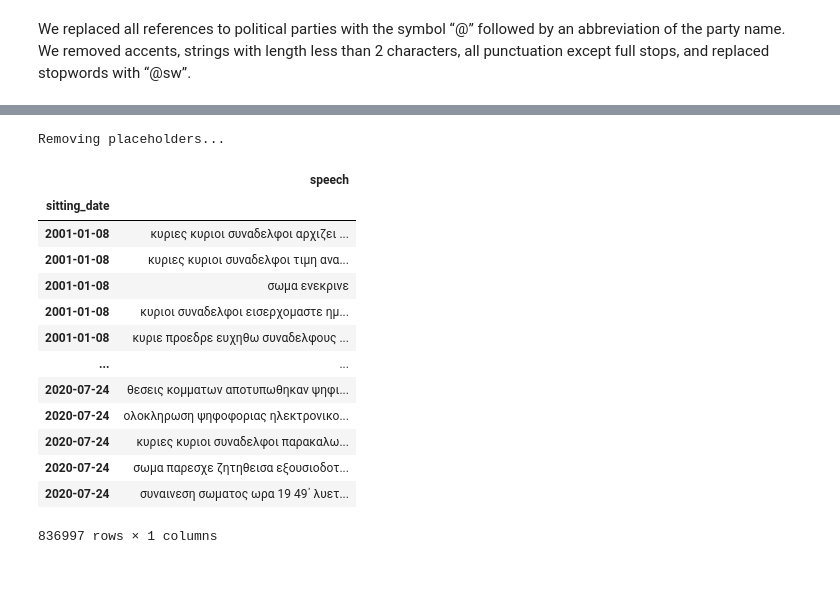
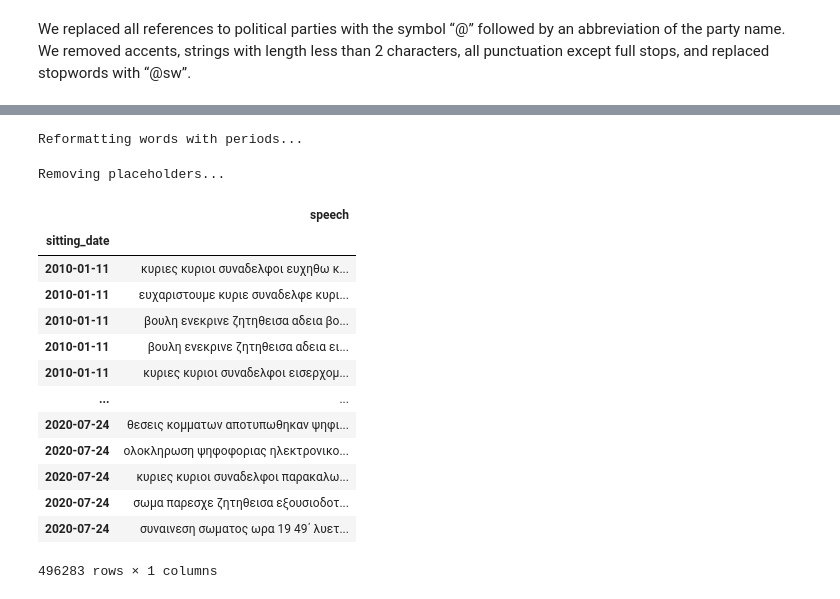
Before and after one commit to dimits-ts/LLMs_prompting_annotation, a Jupyter notebook: greek_embedding/greek_embeddings.ipynb, the cells around one changed output, grey strips where cells are left out. Cells and saved outputs as stored; diff of their text form; code cells hidden in the pictures.

```diff
--- a/greek_embedding/greek_embeddings.ipynb
+++ b/greek_embedding/greek_embeddings.ipynb
@@ -90,3 +64,14 @@ from tqdm.notebook import tqdm_notebook
 
 # enable progress bar functionality
 tqdm_notebook().pandas()
+# %%
+speech_df = df.loc[:, ["sitting_date", "speech"]].copy()
+
+speech_df.sitting_date = pd.to_datetime(speech_df.sitting_date, dayfirst=True)
+speech_df.set_index("sitting_date", inplace=True)
+speech_df.sort_index(inplace=True) # required to avoid wrong slicing (and warnings)
+
+speech_df = speech_df[~speech_df.speech.isnull()]
+
+speech_df = speech_df.loc["2010-01-01":]
+speech_df
@@ -93,27 +93,33 @@ tqdm_notebook().pandas()
 # %%
 # substantially faster than regex
 def remove_placeholders(x: str) -> str:
     words = x.split()
     new_words = [word for word in words if not word.startswith("@")]
     return " ".join(new_words)
 
+
+print("Reformatting words with periods...")
+speech_df.speech = speech_df.speech.progress_apply(lambda x: " ".join(x.split(".")))
+
 print("Removing placeholders...")
 speech_df.speech = speech_df.speech.progress_apply(remove_placeholders)
+
 speech_df = speech_df.loc[speech_df.speech.apply(lambda x: len(x.strip()) != 0)]
 speech_df
 # %% [output]
-Removing placeholders...
+Reformatting words with periods...
+Removing placeholders...
 |  | speech |
 | sitting_date |  |
-| 2001-01-08 | κυριες κυριοι συναδελφοι αρχιζει ... |
-| 2001-01-08 | κυριες κυριοι συναδελφοι τιμη ανα... |
-| 2001-01-08 | σωμα ενεκρινε |
-| 2001-01-08 | κυριοι συναδελφοι εισερχομαστε ημ... |
-| 2001-01-08 | κυριε προεδρε ευχηθω συναδελφους ... |
+| 2010-01-11 | κυριες κυριοι συναδελφοι ευχηθω κ... |
+| 2010-01-11 | ευχαριστουμε κυριε συναδελφε κυρι... |
+| 2010-01-11 | βουλη ενεκρινε ζητηθεισα αδεια βο... |
+| 2010-01-11 | βουλη ενεκρινε ζητηθεισα αδεια ει... |
+| 2010-01-11 | κυριες κυριοι συναδελφοι εισερχομ... |
 | ... | ... |
 | 2020-07-24 | θεσεις κομματων αποτυπωθηκαν ψηφι... |
 | 2020-07-24 | ολοκληρωση ψηφοφοριας ηλεκτρονικο... |
 | 2020-07-24 | κυριες κυριοι συναδελφοι παρακαλω... |
 | 2020-07-24 | σωμα παρεσχε ζητηθεισα εξουσιοδοτ... |
 | 2020-07-24 | συναινεση σωματος ωρα 19 49΄ λυετ... |
-836997 rows × 1 columns
+496283 rows × 1 columns
```
Also changed, not shown: parts of 9 cells of this notebook.
